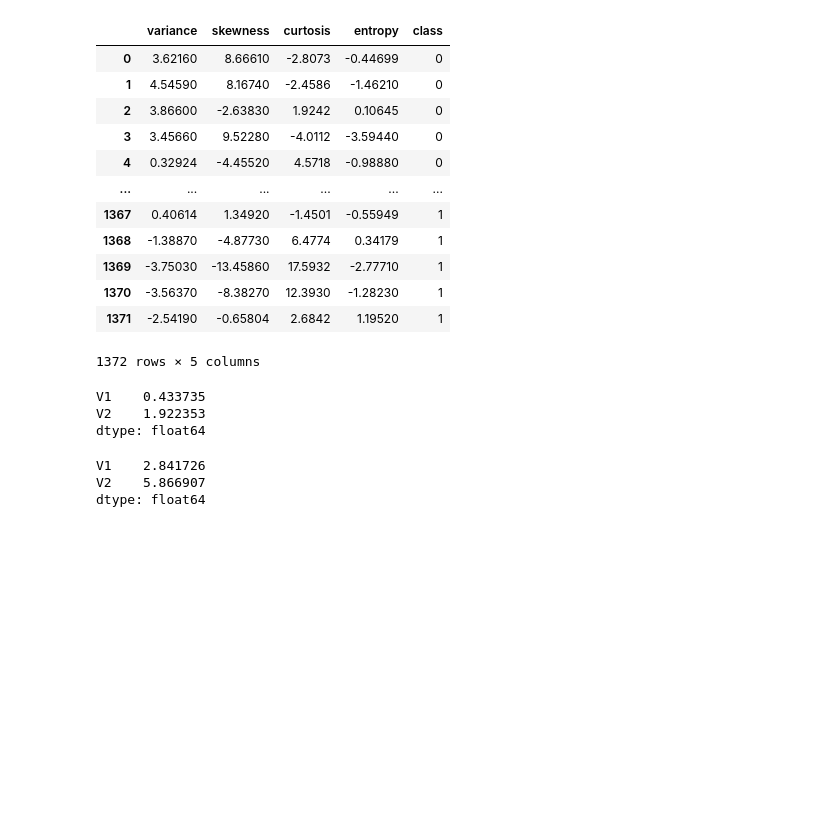
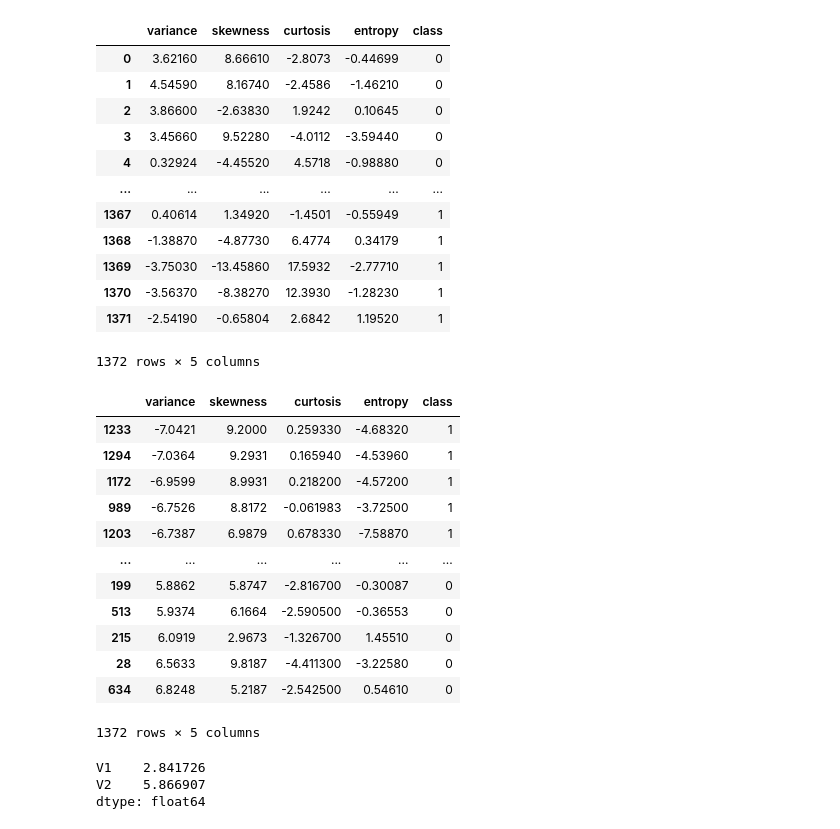
Before and after one commit to AiJared/Data-Science-2-Banknote-Authentication, a Jupyter notebook: Banknote Authentication.ipynb, the cells around one changed output. Drawn from its saved outputs; the diff is of its cells as text; code cells hidden in the pictures; blank space fills up the shorter version.

Commit message:
sorted dataset values based on variance of wavelet transformed images

```diff
--- a/Banknote Authentication.ipynb
+++ b/Banknote Authentication.ipynb
@@ -24,13 +24,23 @@ dataset
 | 1371 | -2.54190 | -0.65804 | 2.6842 | 1.19520 | 1 |
 1372 rows × 5 columns
 # %%
-# calculating the mean of the dataset
-dataset_mean = np.mean(dataset)
-print(dataset_mean)
+# sort the dataset based on the variance of the wavelet transformed image
+dataset.sort_values("variance", inplace=True)
+dataset
 # %% [output]
+|  | variance | skewness | curtosis | entropy | class |
+| 1233 | -7.0421 | 9.2000 | 0.259330 | -4.68320 | 1 |
+| 1294 | -7.0364 | 9.2931 | 0.165940 | -4.53960 | 1 |
+| 1172 | -6.9599 | 8.9931 | 0.218200 | -4.57200 | 1 |
+| 989 | -6.7526 | 8.8172 | -0.061983 | -3.72500 | 1 |
+| 1203 | -6.7387 | 6.9879 | 0.678330 | -7.58870 | 1 |
+| ... | ... | ... | ... | ... | ... |
+| 199 | 5.8862 | 5.8747 | -2.816700 | -0.30087 | 0 |
+| 513 | 5.9374 | 6.1664 | -2.590500 | -0.36553 | 0 |
+| 215 | 6.0919 | 2.9673 | -1.326700 | 1.45510 | 0 |
+| 28 | 6.5633 | 9.8187 | -4.411300 | -3.22580 | 0 |
+| 634 | 6.8248 | 5.2187 | -2.542500 | 0.54610 | 0 |
-V1    0.433735
-V2    1.922353
-dtype: float64
+1372 rows × 5 columns
 # %%
 # calculating standard deviation
 std_dev = np.std(dataset)
```
